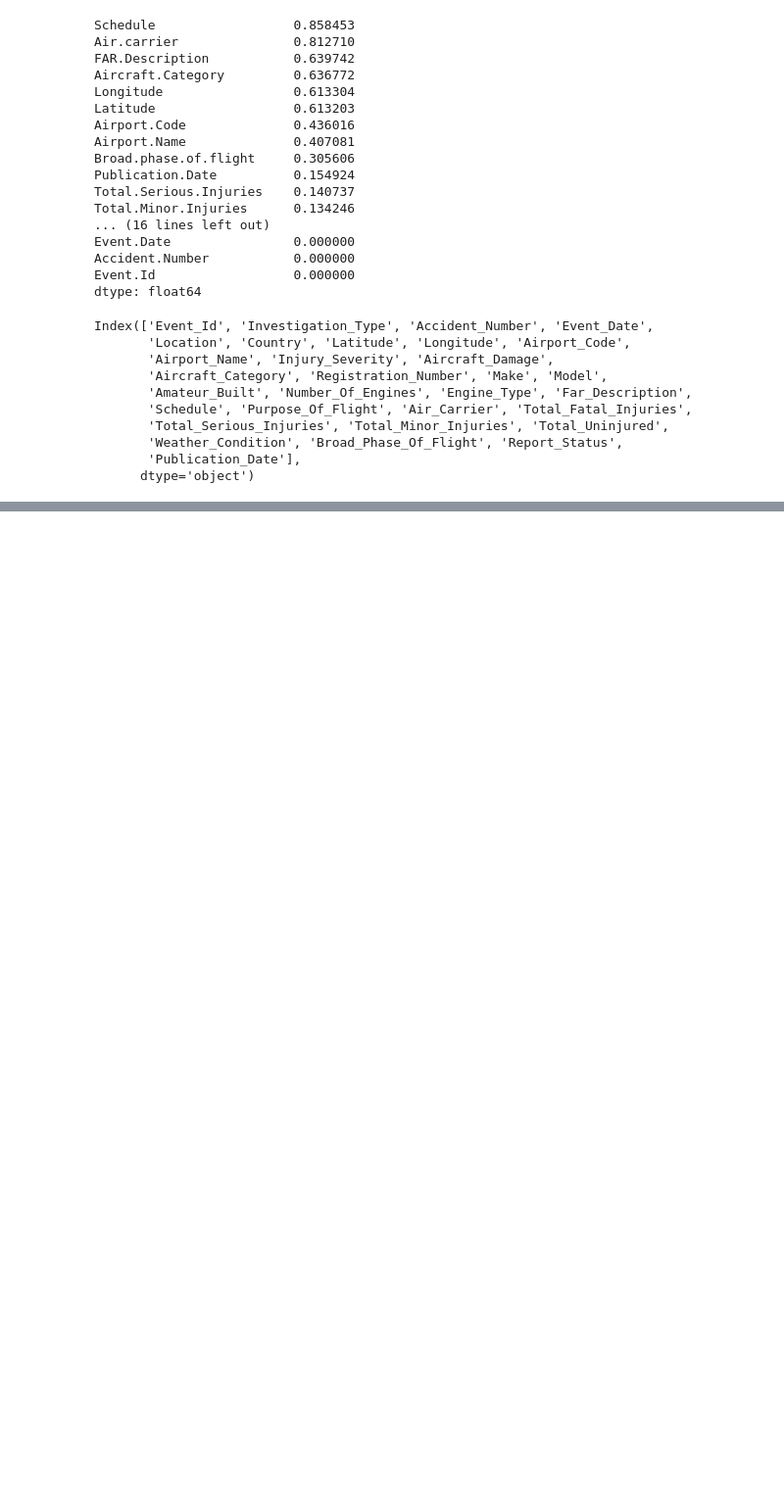
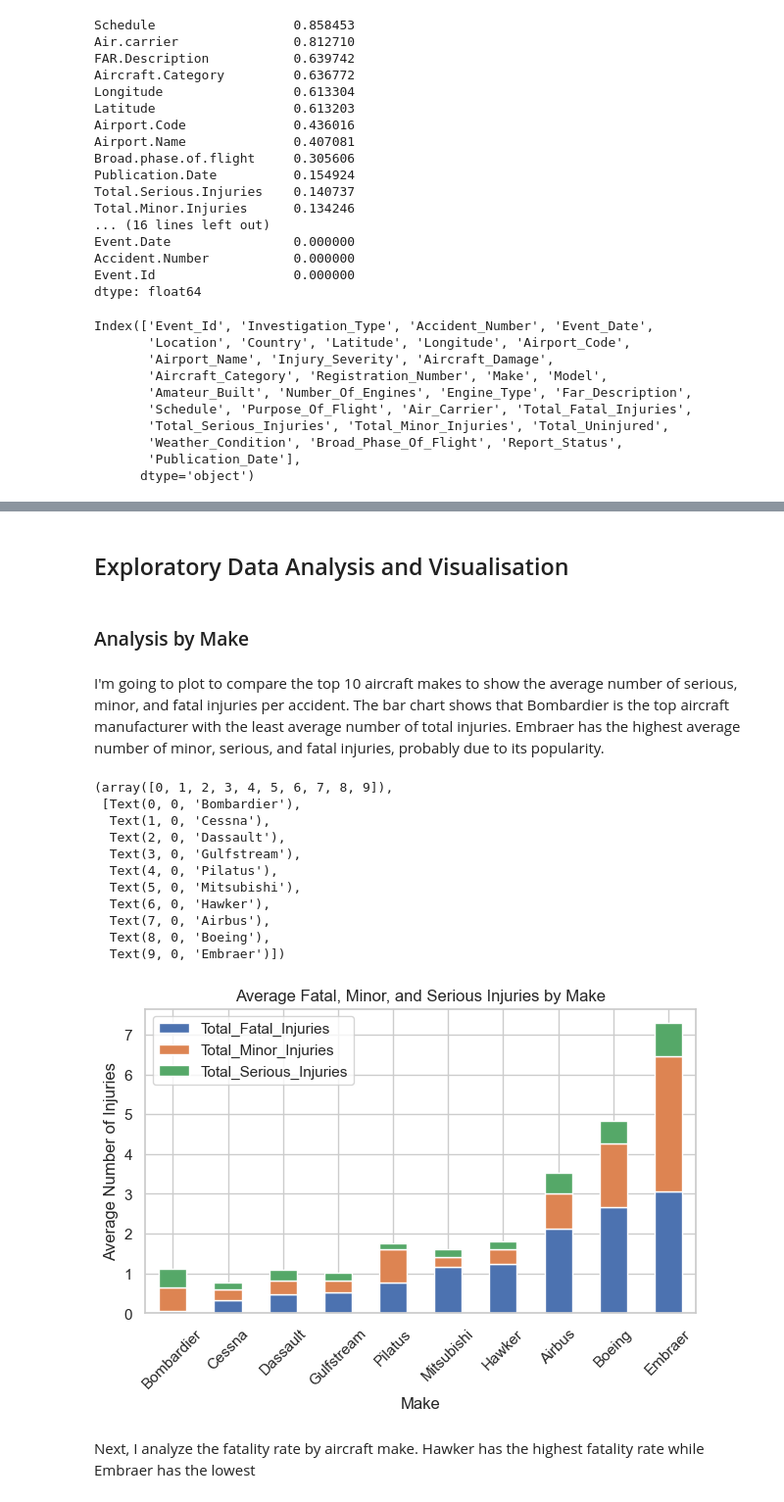
Before and after one commit to Caroline-kamusi/p1-project-ck, a Jupyter notebook: phase 1 project Ck.ipynb, the cells around one changed output, grey strips where cells are left out. Shown: that part at 98% size. Drawn from its saved outputs; the diff is of its cells as text; code cells hidden in the pictures; blank space fills up the shorter version.

```diff
--- a/phase 1 project Ck.ipynb
+++ b/phase 1 project Ck.ipynb
@@ -273,0 +356,28 @@ df
+# %%
+# Defines the conditions for each manufacturer. If the 'Make' column contains the name of the manufacturer,
+# the condition will be True for that row
+conditions = [
+    df['Make'].str.contains('Boeing'),
+    df['Make'].str.contains('Embraer'),
+    df['Make'].str.contains('Airbus'),
+    df['Make'].str.contains('Bombardier'),
+    df['Make'].str.contains('Cessna'),
+    df['Make'].str.contains('Dassault'),
+    df['Make'].str.contains('Pilatus'),
+    df['Make'].str.contains('Hawker'),
+    df['Make'].str.contains('Gulfstream'),
+    df['Make'].str.contains('Mitsubishi')
+]
+
+# Defines the choices corresponding to each condition. If a condition is True, the corresponding choice will be used
+choices = ['Boeing', 'Airbus', 'Embraer', 'Bombardier', 'Cessna', 'Dassault', 'Pilatus', 'Hawker', 'Gulfstream', 'Mitsubishi']
+
+# Uses numpy's select function to create a new 'Make' column. For each row, if the condition is True,
+# the corresponding choice is used. If none of the conditions are True, the default value is used (original 'Make' value)
+df['Make'] = np.select(conditions, choices, default=df['Make'])
+# %%
+# Filters the DF to include only rows where 'Make' is one of the specified manufacturers
+filtered_df = df[df['Make'].isin(['Boeing', 'Airbus', 'Embraer', 'Bombardier', 'Cessna', 'Dassault', 'Pilatus', 'Hawker', 'Gulfstream', 'Mitsubishi'])]
+
+# Applies value_counts() to the 'Make' column of the filtered DF
+print(filtered_df['Make'].value_counts())
@@ -273,0 +399,3 @@ df
+# %%
+# Remove all non-alphanumeric characters and convert to uppercase
+filtered_df.loc[:, 'Model'] = filtered_df['Model'].str.replace(r'\W+', '').str.upper()
@@ -273,0 +436,35 @@ df
+# %% [markdown]
+## Exploratory Data Analysis and Visualisation
+# %% [markdown]
+### Analysis by Make
+# %% [markdown]
+I'm going to plot to compare the top 10 aircraft makes to show the average number of serious, minor, and fatal injuries per accident. The bar chart shows that Bombardier is the top aircraft manufacturer with the least average number of total injuries. Embraer has the highest average number of minor, serious, and fatal injuries, probably due to its popularity.
+# %%
+# Plots a bar chart of Aircraft Make by Number of Injuries
+sns.set_theme(style='whitegrid', context='notebook')
+
+# Creates stacked bar plot
+ax = filtered_df.groupby(['Make'])[['Total_Fatal_Injuries', 'Total_Minor_Injuries', 'Total_Serious_Injuries']]\
+    .mean().sort_values(by='Total_Fatal_Injuries', ascending=True).plot(kind='bar', stacked=True)
+ax.set_title('Average Fatal, Minor, and Serious Injuries by Make')
+ax.set_xlabel('Make')
+ax.set_ylabel('Average Number of Injuries');
+plt.tight_layout()
+
+# Rotate x-axis labels by 45 degrees
+plt.xticks(rotation=45)
+# %% [output]
+(array([0, 1, 2, 3, 4, 5, 6, 7, 8, 9]),
+ [Text(0, 0, 'Bombardier'),
+  Text(1, 0, 'Cessna'),
+  Text(2, 0, 'Dassault'),
+  Text(3, 0, 'Gulfstream'),
+  Text(4, 0, 'Pilatus'),
+  Text(5, 0, 'Mitsubishi'),
+  Text(6, 0, 'Hawker'),
+  Text(7, 0, 'Airbus'),
+  Text(8, 0, 'Boeing'),
+  Text(9, 0, 'Embraer')])
+[figure, added]
+# %% [markdown]
+Next, I analyze the fatality rate by aircraft make. Hawker has the highest fatality rate while Embraer has the lowest
```
Also changed, not shown: parts of 36 cells of this notebook, 4 other files.
